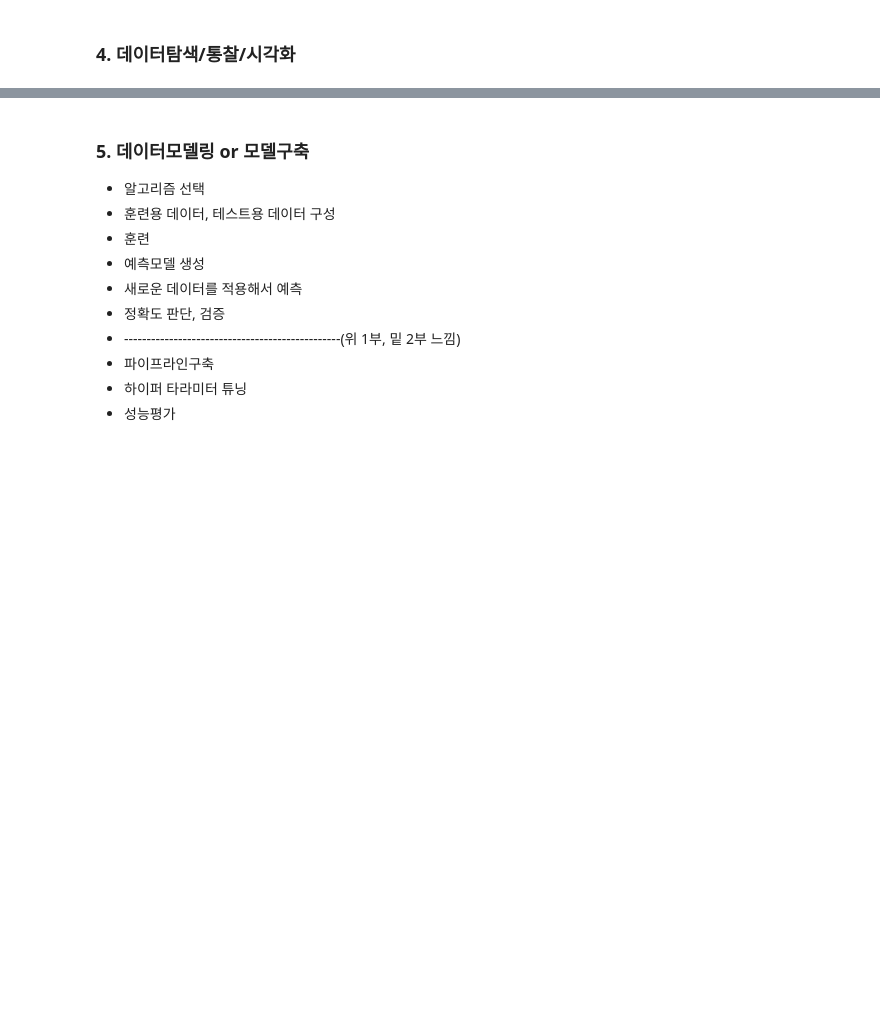
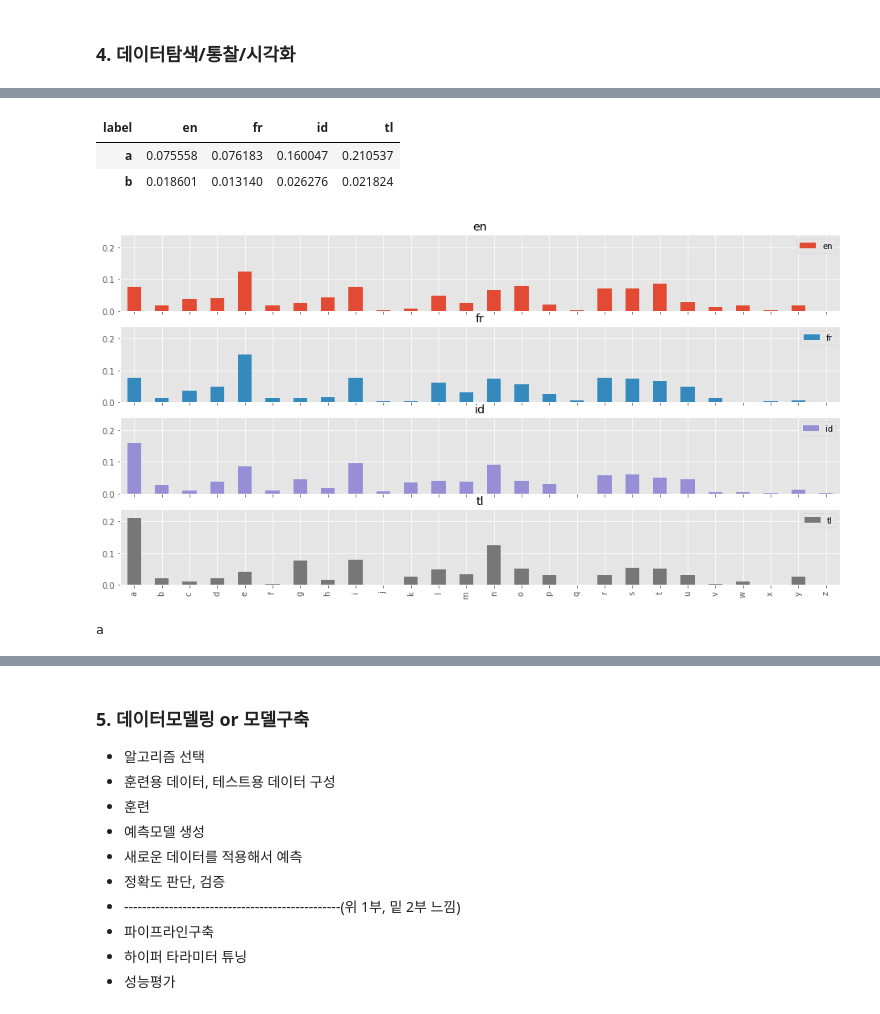
Before and after one commit to ParkKeunYoung/py_projects, a Jupyter notebook: dl/basic/머신러닝을 이용한 알파벳기반 언어자동판독 서비스.ipynb, the cells around one changed output, grey strips where cells are left out. Drawn from its saved outputs; the diff is of its cells as text; code cells hidden in the pictures; blank space fills up the shorter version.

```diff
--- a/dl/basic/머신러닝을 이용한 알파벳기반 언어자동판독 서비스.ipynb
+++ b/dl/basic/머신러닝을 이용한 알파벳기반 언어자동판독 서비스.ipynb
@@ -178,0 +263,12 @@ with open('../data/lang_label_freq.json', 'w', encoding='utf-8') as f: # w :쓰
+# %%
+# df_label의 컬럼명을 0에서 'label' 로 수정
+df_label.rename(columns={0:"label"}, inplace = True )# 인터넷에서 찾은 컬럼 부분수정
+# df_labe.columns = ['label'] # 통째로 갈아 엎는 법
+# %%
+# df_freq, df_label을 데이터 프레임을 합치시오 => 20x27형태
+df_tmp = pd.concat([df_freq,df_label], sort=True, axis=1)  # sort,axis로 기준잡기
+df_tmp.shape
+
+# 번외 merge를 이용한 2번쨰 방법(키없이)
+df_tmp = pd.merge(df_freq,df_label, left_index=True, right_index=True)
+df_tmp.shape
@@ -178,0 +284,4 @@ with open('../data/lang_label_freq.json', 'w', encoding='utf-8') as f: # w :쓰
+# %%
+# 0~25라는 컬럼명을 a-z까지 대체
+# a,b,c, ... , z , label
+df_tmp.columns = list(ascii_lowercase) + [ df_tmp.columns[-1]]
@@ -178,0 +312,22 @@ with open('../data/lang_label_freq.json', 'w', encoding='utf-8') as f: # w :쓰
+# %%
+# 알파벳을 인덱스로, 국가를 컬럼으로 배치 -> a에 대한 국가별 빈도수 배치
+# 빈도수를 평균내라 >> (국가별로)
+df_tmp_pv = df_tmp.pivot_table( columns=df_tmp.label )
+df_tmp_pv.head(2)
+# %% [output]
+| label | en | fr | id | tl |
+| a | 0.075558 | 0.076183 | 0.160047 | 0.210537 |
+| b | 0.018601 | 0.013140 | 0.026276 | 0.021824 |
+# %%
+# 막대 그래프로 비교
+plt.style.use('ggplot')
+# ylim를 사용하여 y축의 단위를 통일
+df_tmp_pv.plot( kind='bar', subplots=True, figsize=(16, 8), ylim=(0,0.24) ) # y축은 빈도의 값
+# 저장
+plt.savefig('../data/national_frequence.png')
+# %% [output]
+[figure, added]
+# %%
+for word in ascii_lowercase:print(word);break  # 파이썬에서 ';'은 두 줄을 한 줄로 줄여 쓸 때 쓴다. 구분해주는 기호.
+# %% [output]
+a
```
Also changed, not shown: parts of 35 cells of this notebook, 37 other files.
